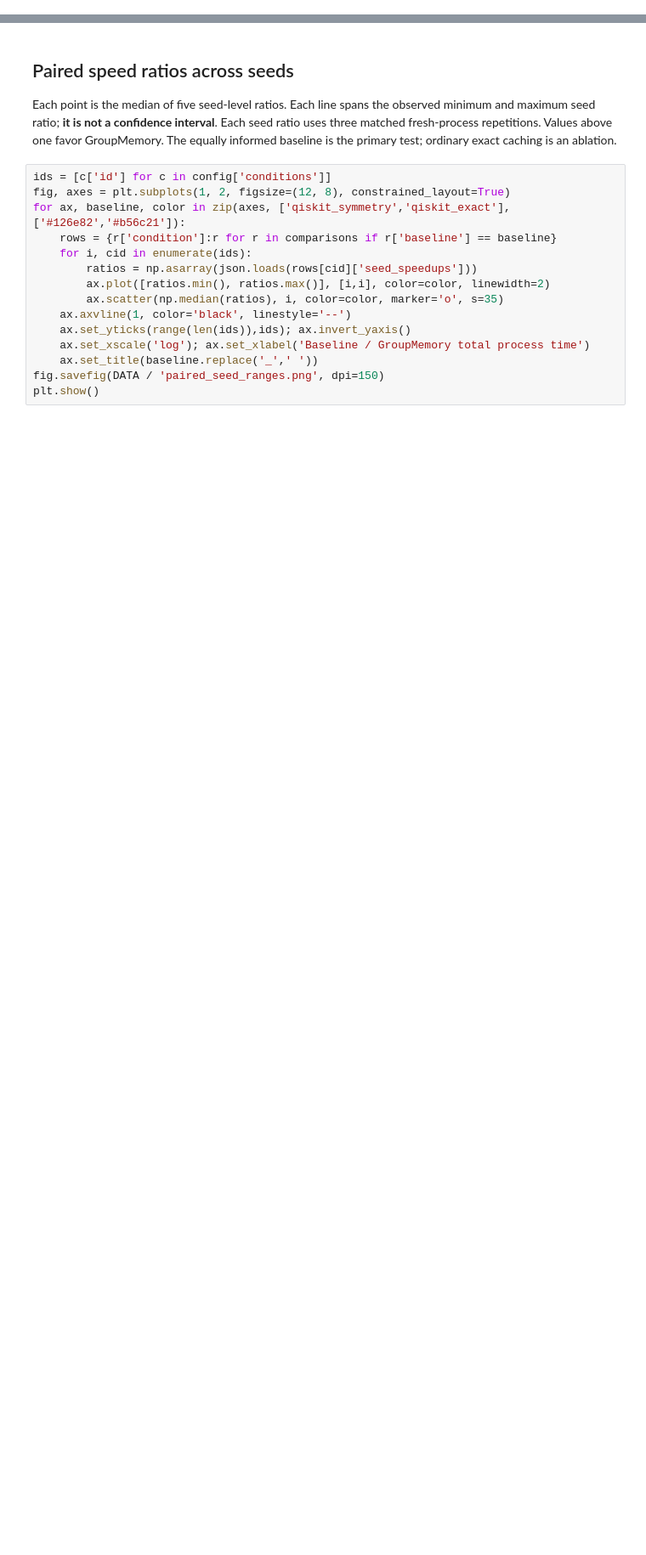
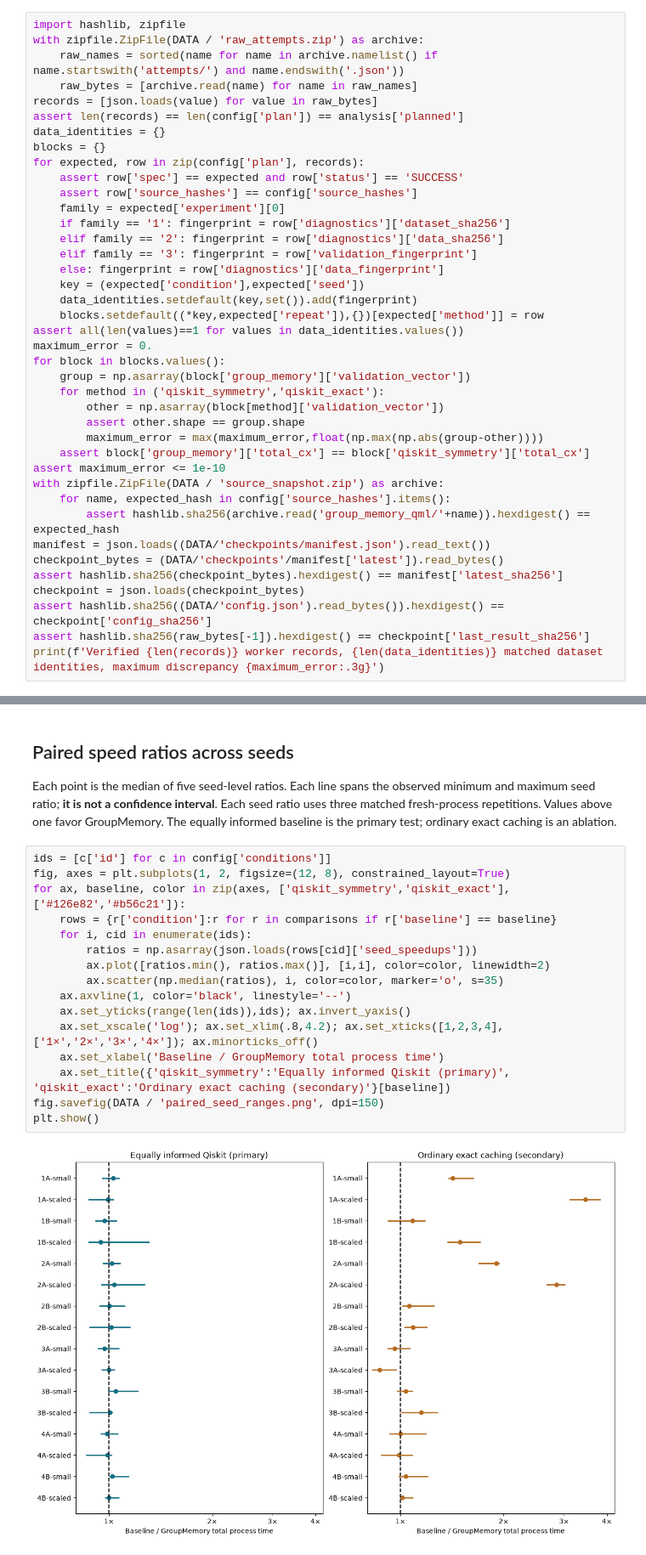
Before and after one commit to BoredDuffa/group-memory-qml, a Jupyter notebook: examples/eight_qml_experiments.ipynb, the cells around one changed output, grey strips where cells are left out. Shown at 85% size. Drawn from its saved outputs; the diff is of its cells as text; blank space fills up the shorter version.

Commit message:
Publish complete eight-experiment results and audited notebook

```diff
--- a/examples/eight_qml_experiments.ipynb
+++ b/examples/eight_qml_experiments.ipynb
@@ -34,0 +52,40 @@ print('Environment:', environment['platform'], environment['machine'], '; one th
+# %%
+import hashlib, zipfile
+with zipfile.ZipFile(DATA / 'raw_attempts.zip') as archive:
+    raw_names = sorted(name for name in archive.namelist() if name.startswith('attempts/') and name.endswith('.json'))
+    raw_bytes = [archive.read(name) for name in raw_names]
+records = [json.loads(value) for value in raw_bytes]
+assert len(records) == len(config['plan']) == analysis['planned']
+data_identities = {}
+blocks = {}
+for expected, row in zip(config['plan'], records):
+    assert row['spec'] == expected and row['status'] == 'SUCCESS'
+    assert row['source_hashes'] == config['source_hashes']
+    family = expected['experiment'][0]
+    if family == '1': fingerprint = row['diagnostics']['dataset_sha256']
+    elif family == '2': fingerprint = row['diagnostics']['data_sha256']
+    elif family == '3': fingerprint = row['validation_fingerprint']
+    else: fingerprint = row['diagnostics']['data_fingerprint']
+    key = (expected['condition'],expected['seed'])
+    data_identities.setdefault(key,set()).add(fingerprint)
+    blocks.setdefault((*key,expected['repeat']),{})[expected['method']] = row
+assert all(len(values)==1 for values in data_identities.values())
+maximum_error = 0.
+for block in blocks.values():
+    group = np.asarray(block['group_memory']['validation_vector'])
+    for method in ('qiskit_symmetry','qiskit_exact'):
+        other = np.asarray(block[method]['validation_vector'])
+        assert other.shape == group.shape
+        maximum_error = max(maximum_error,float(np.max(np.abs(group-other))))
+    assert block['group_memory']['total_cx'] == block['qiskit_symmetry']['total_cx']
+assert maximum_error <= 1e-10
+with zipfile.ZipFile(DATA / 'source_snapshot.zip') as archive:
+    for name, expected_hash in config['source_hashes'].items():
+        assert hashlib.sha256(archive.read('group_memory_qml/'+name)).hexdigest() == expected_hash
+manifest = json.loads((DATA/'checkpoints/manifest.json').read_text())
+checkpoint_bytes = (DATA/'checkpoints'/manifest['latest']).read_bytes()
+assert hashlib.sha256(checkpoint_bytes).hexdigest() == manifest['latest_sha256']
+checkpoint = json.loads(checkpoint_bytes)
+assert hashlib.sha256((DATA/'config.json').read_bytes()).hexdigest() == checkpoint['config_sha256']
+assert hashlib.sha256(raw_bytes[-1]).hexdigest() == checkpoint['last_result_sha256']
+print(f'Verified {len(records)} worker records, {len(data_identities)} matched dataset identities, maximum discrepancy {maximum_error:.3g}')
@@ -53,18 +132,21 @@ Each point is the median of five seed-level ratios. Each line spans the observed
 # %%
 ids = [c['id'] for c in config['conditions']]
 fig, axes = plt.subplots(1, 2, figsize=(12, 8), constrained_layout=True)
 for ax, baseline, color in zip(axes, ['qiskit_symmetry','qiskit_exact'], ['#126e82','#b56c21']):
     rows = {r['condition']:r for r in comparisons if r['baseline'] == baseline}
     for i, cid in enumerate(ids):
         ratios = np.asarray(json.loads(rows[cid]['seed_speedups']))
         ax.plot([ratios.min(), ratios.max()], [i,i], color=color, linewidth=2)
         ax.scatter(np.median(ratios), i, color=color, marker='o', s=35)
     ax.axvline(1, color='black', linestyle='--')
     ax.set_yticks(range(len(ids)),ids); ax.invert_yaxis()
-    ax.set_xscale('log'); ax.set_xlabel('Baseline / GroupMemory total process time')
-    ax.set_title(baseline.replace('_',' '))
+    ax.set_xscale('log'); ax.set_xlim(.8,4.2); ax.set_xticks([1,2,3,4], ['1×','2×','3×','4×']); ax.minorticks_off()
+    ax.set_xlabel('Baseline / GroupMemory total process time')
+    ax.set_title({'qiskit_symmetry':'Equally informed Qiskit (primary)', 'qiskit_exact':'Ordinary exact caching (secondary)'}[baseline])
 fig.savefig(DATA / 'paired_seed_ranges.png', dpi=150)
 plt.show()
+# %% [output]
+[figure, added]
 # %% [markdown]
 ## Learning quality
 
```
Also changed, not shown: parts of 10 cells of this notebook, 36 other files.
